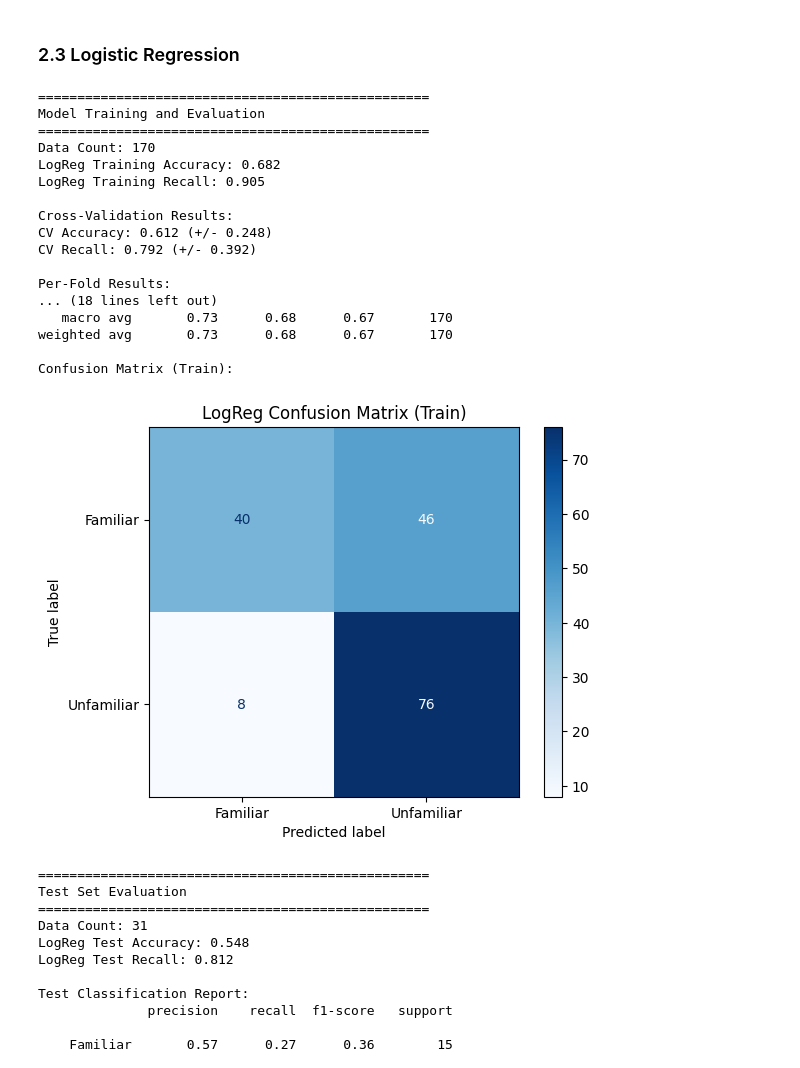
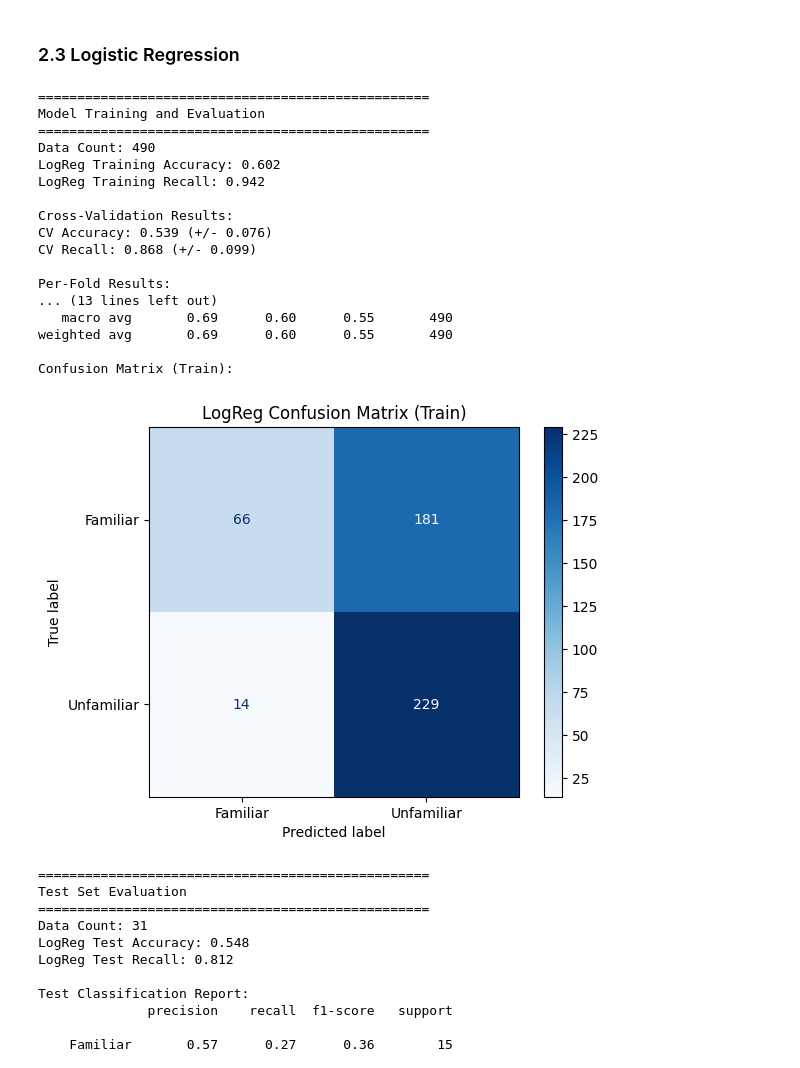
Before and after one commit to YouniPark/FYDP-rename_later-, a Jupyter notebook: poc/eeg_analysis/Classifier_Training.ipynb, the cells around one changed output. Drawn from its saved outputs; the diff is of its cells as text; code cells hidden in the pictures.

Commit message:
Add validation test data files and update analysis notebooks

```diff
--- a/poc/eeg_analysis/Classifier_Training.ipynb
+++ b/poc/eeg_analysis/Classifier_Training.ipynb
@@ -32,10 +36,10 @@ import joblib
 Load csv data with extracted features.
 # %%
 ## Load data from multiple experiments/runs
-# Experiments: 3, 5, 6
+# Experiments: 3, 5, 6, 7, 8
 # Runs: A, B
 
-experiments_to_load = ['3', '5', '6A', '6B', '7', '7', '7']  # duplicate 7 to oversample
+experiments_to_load = ['3', '5', '6A', '6B', '7', '7', '7', '8', '8']
 
 def load_experiment_data(experiments_list):
     """Load and concatenate data from multiple experiments/runs."""
@@ -175,8 +183,9 @@ X = data.drop(columns=['IS_UNFAMILIAR'] + ([col for col in data.columns if col =
 y = data['IS_UNFAMILIAR']
 
 # Split data into training and testing sets
+# stratify=y ensures the familiar/unfamiliar ratio is preserved in both splits
 if test_size > 0:
-    X_train, X_test, y_train, y_test = train_test_split(X, y, test_size=test_size, random_state=42)
+    X_train, X_test, y_train, y_test = train_test_split(X, y, test_size=test_size, random_state=42, stratify=y)
 else:
     X_train, y_train = X, y
     X_test, y_test = pd.DataFrame(), pd.Series()  # Empty test sets
@@ -187,4 +196,9 @@ print(f"Training target shape: {y_train.shape}")
 print(f"Test target shape: {y_test.shape}")
 if 'experiment' in data.columns:
     print(f"Experiments included: {data['experiment'].unique()}")
+if test_size > 0:
+    print(f"\nClass distribution in test set:")
+    print(y_test.value_counts().rename({0: 'Familiar', 1: 'Unfamiliar'}))
+    print(f"Class distribution in training set:")
+    print(y_train.value_counts().rename({0: 'Familiar', 1: 'Unfamiliar'}))
 # %% [output]
@@ -195,0 +221,12 @@ Experiments included: ['3' '5' '6A' '6B' '7']
+# %%
+## Compute per-sample training weights based on experiment
+# Uses exp_sample_weights from Config; experiments 7 and 8 get higher weight.
+if 'experiment' in data.columns:
+    exp_weight_series = data.loc[X_train.index, 'experiment'].map(exp_sample_weights).fillna(1.0)
+    sample_weight_train = exp_weight_series.values.astype(float)
+    print("Sample weight distribution (weight → sample count):")
+    for w, grp in exp_weight_series.groupby(exp_weight_series):
+        print(f"  weight {w:.1f} → {len(grp)} samples")
+else:
+    sample_weight_train = None
+    print("No experiment column found; sample weights not applied.")
@@ -267,12 +353,20 @@ def evaluate_train_and_cv(
     n_splits,
     scoring=("accuracy", "recall"),
     detailed_train_report=False,
+    sample_weight=None,
 ):
     """Train the model, evaluate on training set, and perform cross-validation with detailed results."""
+    import inspect
+
     if isinstance(model, (tuple, list)):
         model = model[0]
 
-    model.fit(X_train, y_train)
+    supports_sw = "sample_weight" in inspect.signature(model.fit).parameters
+
+    if sample_weight is not None and supports_sw:
+        model.fit(X_train, y_train, sample_weight=sample_weight)
+    else:
+        model.fit(X_train, y_train)
 
     y_train_pred = None
     if hasattr(model, "predict"):
@@ -294,7 +388,7 @@ def evaluate_train_and_cv(
     else:
         print(f"{name} Training Recall: {train_recall:.3f}")
 
-    cv_results = cross_validate_with_folds(model, X_train, y_train, n_splits, scoring)
+    cv_results = cross_validate_with_folds(model, X_train, y_train, n_splits, scoring, sample_weight=sample_weight)
 
     if detailed_train_report and y_train_pred is not None:
         print("\nDetailed Training Classification Report:")
@@ -589,42 +679,44 @@ Test Confusion Matrix:
 # solver: algorithm to use in optimization (default='lbfgs', other options include 'liblinear', 'sag', 'saga', 'newton-cg')
 
 # Full dataset
 logreg, _ = evaluate_train_and_cv(
     "LogReg",
     LogisticRegression(max_iter=1000, solver='lbfgs', random_state=42, class_weight=custom_class_weight),
     X_train_scaled,
     y_train,
     k_fold_cv,
     detailed_train_report=True,
+    sample_weight=sample_weight_train,
  )
 # Reduced dataset
 # logreg_reduced, _ = evaluate_train_and_cv(
 #     "LogReg (Reduced)",
 #     LogisticRegression(max_iter=1000, solver='lbfgs', random_state=42, class_weight=custom_class_weight),
 #     X_train_reduced_scaled,
 #     y_train,
 #     k_fold_cv,
 #     detailed_train_report=True,
+#     sample_weight=sample_weight_train,
 # )
 # %% [output]
 ==================================================
 Model Training and Evaluation
 ==================================================
-Data Count: 170
-LogReg Training Accuracy: 0.682
-LogReg Training Recall: 0.905
+Data Count: 490
+LogReg Training Accuracy: 0.602
+LogReg Training Recall: 0.942
 
 Cross-Validation Results:
-CV Accuracy: 0.612 (+/- 0.248)
-CV Recall: 0.792 (+/- 0.392)
+CV Accuracy: 0.539 (+/- 0.076)
+CV Recall: 0.868 (+/- 0.099)
 
 Per-Fold Results:
-... (18 lines left out)
-   macro avg       0.73      0.68      0.67       170
-weighted avg       0.73      0.68      0.67       170
+... (13 lines left out)
+   macro avg       0.69      0.60      0.55       490
+weighted avg       0.69      0.60      0.55       490
 
 Confusion Matrix (Train):
-[figure, old version]
+[figure, new version]
 # %%
 ## Evaluate LogReg on test set
 evaluate_test_set("LogReg", logreg, X_test_scaled, y_test)
```
Also changed, not shown: parts of 21 cells of this notebook, 16 other files.
